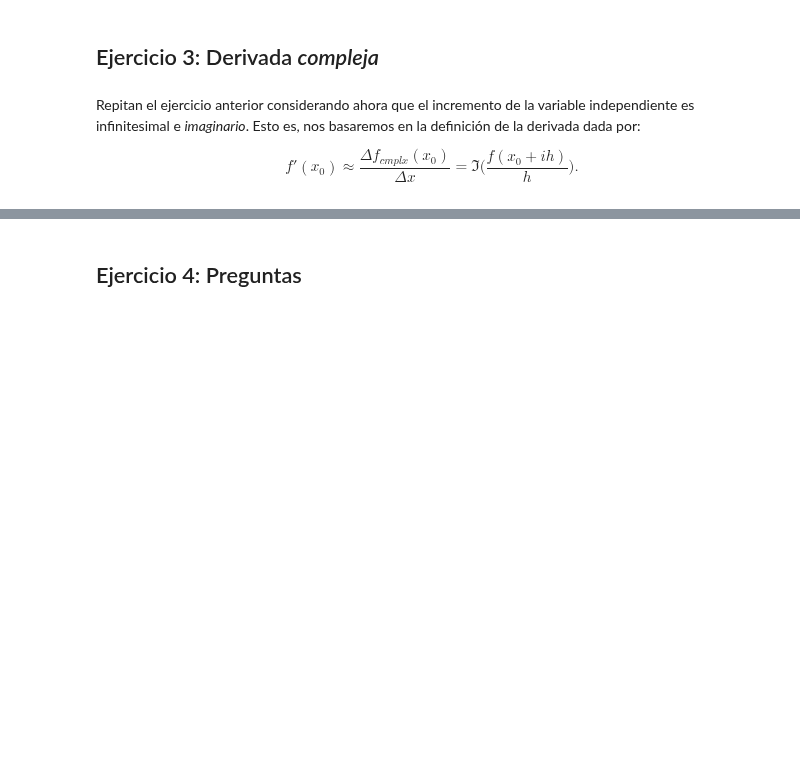
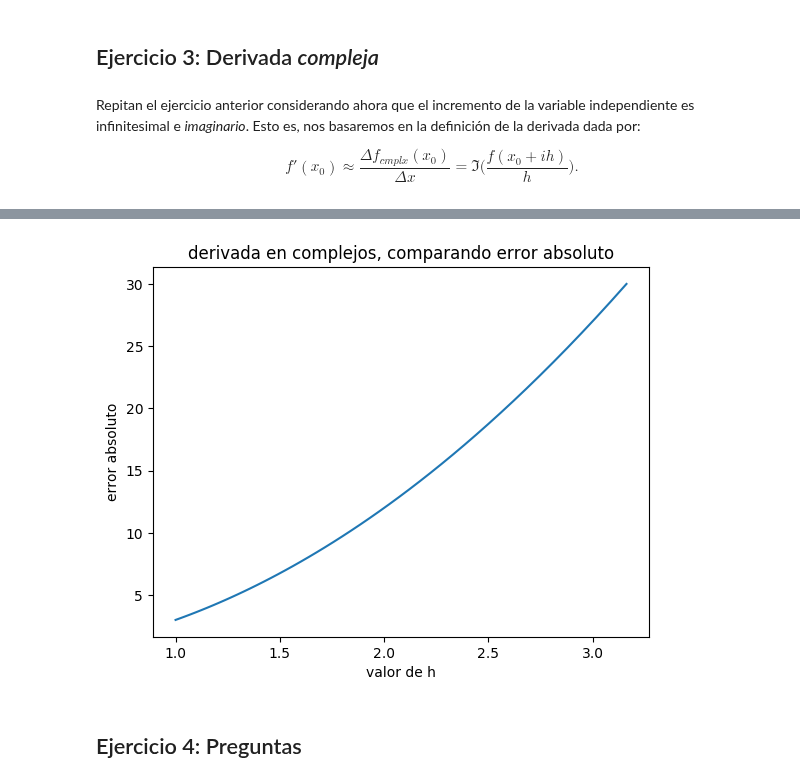
Before and after one commit to lbenet/2017-2_TSFisComputacional-1, a Jupyter notebook: tareas/Carlos/Tarea2.ipynb, the cells around one changed output, grey strips where cells are left out. Drawn from its saved outputs; the diff is of its cells as text; code cells hidden in the pictures; blank space fills up the shorter version.

```diff
--- a/tareas/Carlos/Tarea2.ipynb
+++ b/tareas/Carlos/Tarea2.ipynb
@@ -198,0 +217,11 @@ recordatorio para carlos: aun no se me ocurre como hacer para que el programa us
+# %%
+error=[] #al igual que en los otros incisos, se genera un vector con el error absoluto de la funcion compleja
+for i=1:length(conjunto_h)  #el número de iteraciones del for
+
+    derivadas=limitecomplex(f,conjunto_h[i],1.0) #la devirada ejecutada en cada valor del vector h usando la formula
+    #previamente hecha
+
+    error_complex=abs(9-derivadas) #se hace la resta del valor real de la derivada menos el que obtiene el programa
+    push!(error,error_complex)#se insertan los valores en el vector de error.
+
+end
@@ -199,3 +248,12 @@ recordatorio para carlos: aun no se me ocurre como hacer para que el programa us
+# %%
+using PyPlot
+plot(conjunto_h,error)
+xlabel("valor de h")
+ylabel("error absoluto")
+title("derivada en complejos, comparando error absoluto")
+show()
+# %% [output]
+[figure, added]
 # %% [markdown]
 ## Ejercicio 4: Preguntas
 # %% [markdown]
```
Also changed, not shown: parts of 5 cells of this notebook.
